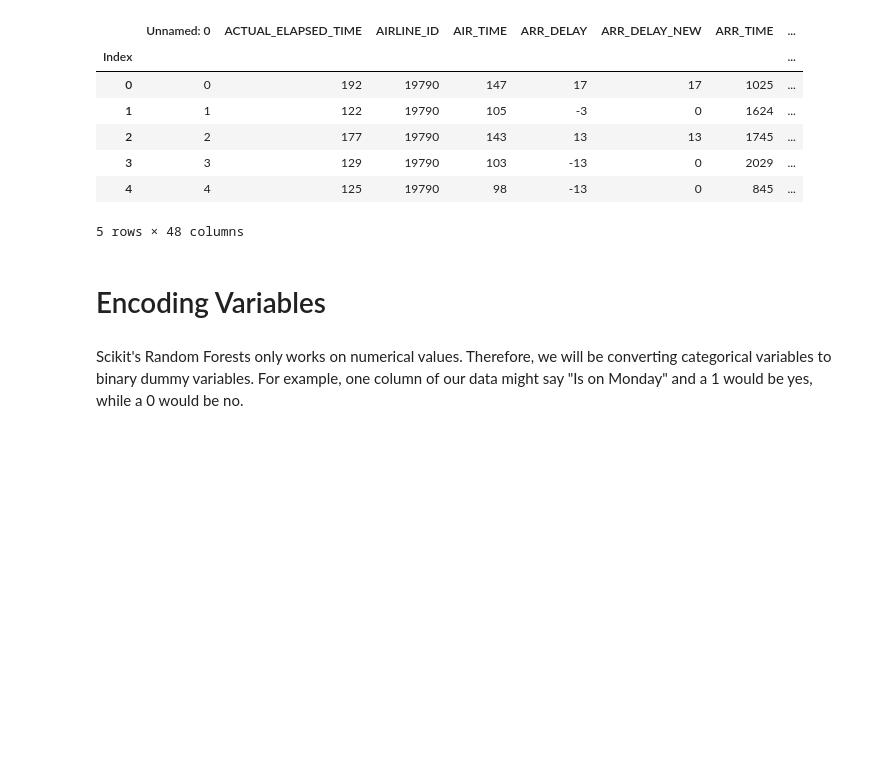
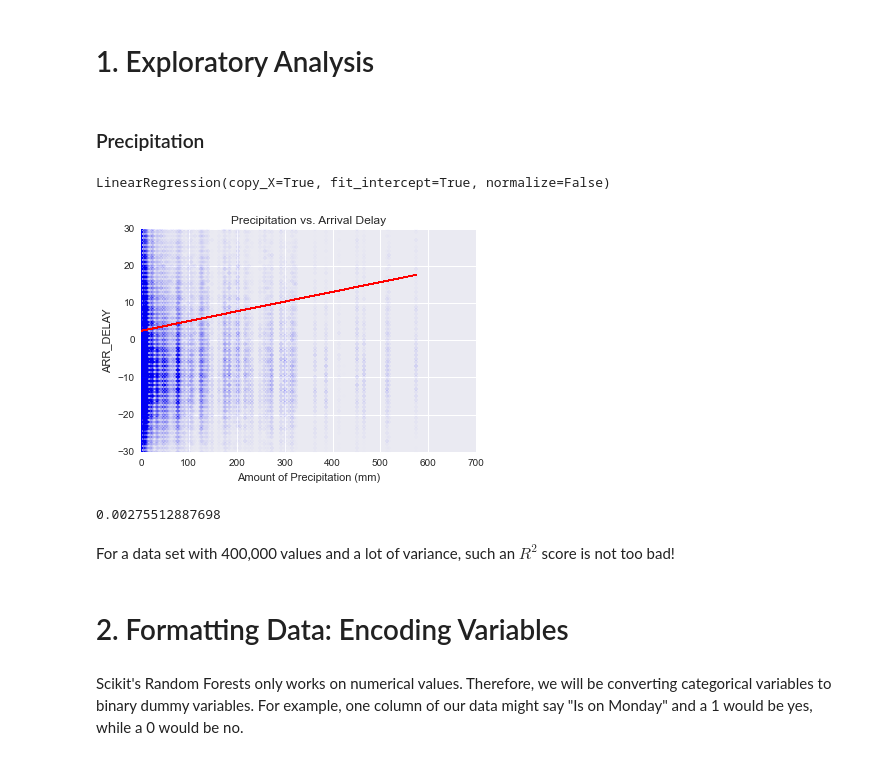
Before and after one commit to robertsychen/CS-109-Data-Science-Final-Project, a Jupyter notebook: CS 109 - Predicting Flight Delays v2.ipynb, the cells around one changed output. Drawn from its saved outputs; the diff is of its cells as text; code cells hidden in the pictures; blank space fills up the shorter version.

```diff
--- a/CS 109 - Predicting Flight Delays v2.ipynb
+++ b/CS 109 - Predicting Flight Delays v2.ipynb
@@ -60,18 +88,2 @@ traindf.head()
-# %%
-# Dropping all rows with NaN in the DEP_TIME or ARR_DELAY columns.
-traindf = traindf.dropna(subset=['DEP_TIME', 'ARR_DELAY'], how='all')
-
-# Resetting index
-traindf['Index'] = range(len(df))
-traindf = traindf.set_index('Index')
-
-traindf.head()
-# %% [output]
-|  | Unnamed: 0 | ACTUAL_ELAPSED_TIME | AIRLINE_ID | AIR_TIME | ARR_DELAY | ARR_DELAY_NEW | ARR_TIME | ... |
-| Index |  |  |  |  |  |  |  | ... |
-| 0 | 0 | 192 | 19790 | 147 | 17 | 17 | 1025 | ... |
-| 1 | 1 | 122 | 19790 | 105 | -3 | 0 | 1624 | ... |
-| 2 | 2 | 177 | 19790 | 143 | 13 | 13 | 1745 | ... |
-| 3 | 3 | 129 | 19790 | 103 | -13 | 0 | 2029 | ... |
-| 4 | 4 | 125 | 19790 | 98 | -13 | 0 | 845 | ... |
-5 rows × 48 columns
+# %% [markdown]
+# 1. Exploratory Analysis
@@ -78,5 +94,40 @@ traindf.head()
+# %% [markdown]
+### Precipitation
+# %%
+precipitation = traindf['PRCP']
+arr_delay = traindf['ARR_DELAY']
+
+precipitation = [[precipitation[i]] for i in range(len(precipitation))]
+
+from sklearn.linear_model import LinearRegression
+lm = LinearRegression()
+
+lm.fit(list(precipitation), list(arr_delay))
+# %% [output]
+LinearRegression(copy_X=True, fit_intercept=True, normalize=False)
+# %%
+plt.scatter(traindf['PRCP'], arr_delay, alpha = 0.005)
+plt.xlabel('Amount of Precipitation (mm)')
+plt.ylabel('ARR_DELAY')
+plt.title("Precipitation vs. Arrival Delay")
+
+plt.ylim(-30,30)
+plt.xlim(0,700)
+
+predictions = lm.predict(precipitation)
+
+plt.plot(traindf['PRCP'], predictions, color='red', linewidth=1)
+plt.show()
+# %% [output]
+[figure, added]
+# %%
+print lm.score(precipitation, arr_delay)
+# %% [output]
+0.00275512887698
+# %% [markdown]
+For a data set with 400,000 values and a lot of variance, such an $R^2$ score is not too bad!
 # %% [markdown]
-# Encoding Variables
+# 2. Formatting Data: Encoding Variables
 # %% [markdown]
 Scikit's Random Forests only works on numerical values. Therefore, we will be converting categorical variables to binary dummy variables. For example, one column of our data might say "Is on Monday" and a 1 would be yes, while a 0 would be no.
 # %% [markdown]
```
Also changed, not shown: parts of 37 cells of this notebook, 1 other file.
